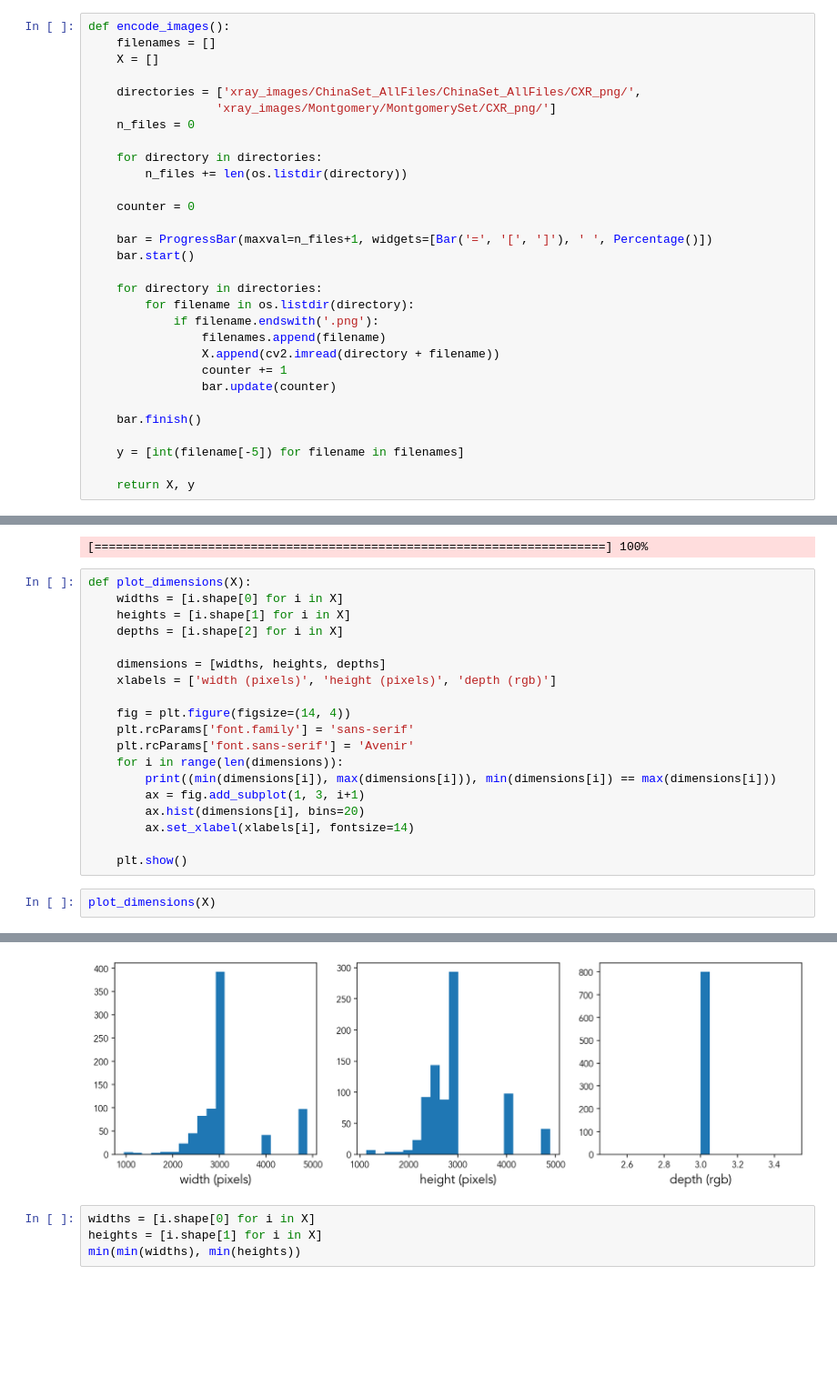
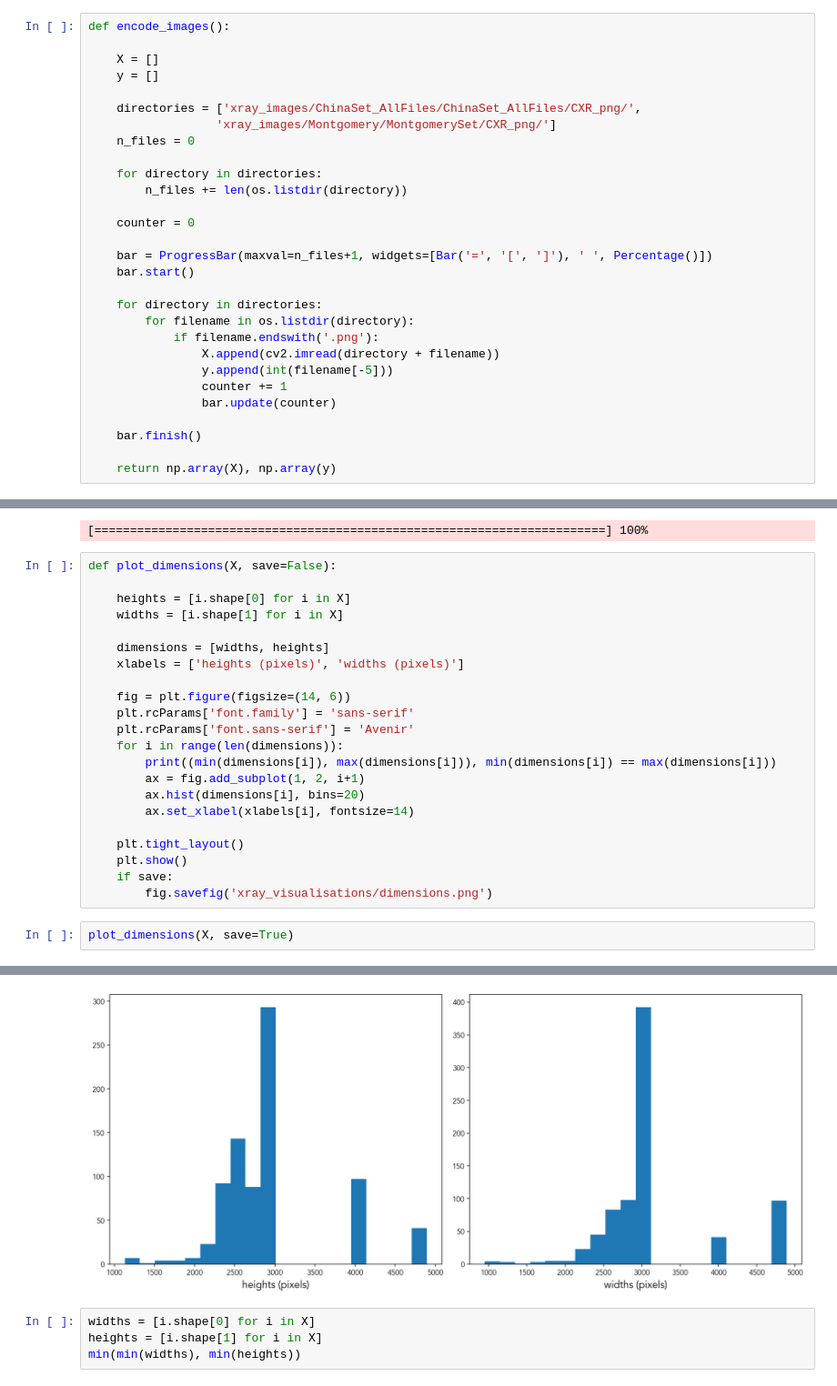
Before and after one commit to harryroper96/xray_abnormality_detector, a Jupyter notebook: xray_abnormality_detector.ipynb, the cells around one changed output, grey strips where cells are left out. Shown at 91% size. Cells and saved outputs as stored; diff of their text form; blank space fills up the shorter version.

```diff
--- a/xray_abnormality_detector.ipynb
+++ b/xray_abnormality_detector.ipynb
@@ -20,8 +27,9 @@ with ZipFile('xray_images.zip', 'r') as zip_ref:
     zip_ref.extractall('xray_images')
 # %%
 def encode_images():
-    filenames = []
+
     X = []
+    y = []
 
     directories = ['xray_images/ChinaSet_AllFiles/ChinaSet_AllFiles/CXR_png/',
                   'xray_images/Montgomery/MontgomerySet/CXR_png/']
@@ -38,39 +46,40 @@ def encode_images():
     for directory in directories:
         for filename in os.listdir(directory):
             if filename.endswith('.png'):
-                filenames.append(filename)
                 X.append(cv2.imread(directory + filename))
+                y.append(int(filename[-5]))
                 counter += 1
                 bar.update(counter)
 
     bar.finish()
 
-    y = [int(filename[-5]) for filename in filenames]
-
-    return X, y
+    return np.array(X), np.array(y)
 # %%
 X, y = encode_images()
 # %% [output]
 [========================================================================] 100%
 # %%
-def plot_dimensions(X):
-    widths = [i.shape[0] for i in X]
-    heights = [i.shape[1] for i in X]
-    depths = [i.shape[2] for i in X]
+def plot_dimensions(X, save=False):
 
-    dimensions = [widths, heights, depths]
-    xlabels = ['width (pixels)', 'height (pixels)', 'depth (rgb)']
+    heights = [i.shape[0] for i in X]
+    widths = [i.shape[1] for i in X]
 
-    fig = plt.figure(figsize=(14, 4))
+    dimensions = [widths, heights]
+    xlabels = ['heights (pixels)', 'widths (pixels)']
+
+    fig = plt.figure(figsize=(14, 6))
     plt.rcParams['font.family'] = 'sans-serif'
     plt.rcParams['font.sans-serif'] = 'Avenir'
     for i in range(len(dimensions)):
         print((min(dimensions[i]), max(dimensions[i])), min(dimensions[i]) == max(dimensions[i]))
-        ax = fig.add_subplot(1, 3, i+1)
+        ax = fig.add_subplot(1, 2, i+1)
         ax.hist(dimensions[i], bins=20)
         ax.set_xlabel(xlabels[i], fontsize=14)
 
+    plt.tight_layout()
     plt.show()
+    if save:
+        fig.savefig('xray_visualisations/dimensions.png')
 # %%
-plot_dimensions(X)
+plot_dimensions(X, save=True)
 # %% [output]
@@ -80,4 +88,4 @@ plot_dimensions(X)
-[figure, old version]
+[figure, new version]
 # %%
 widths = [i.shape[0] for i in X]
 heights = [i.shape[1] for i in X]
```
Also changed, not shown: parts of 13 cells of this notebook, 3 other files.
